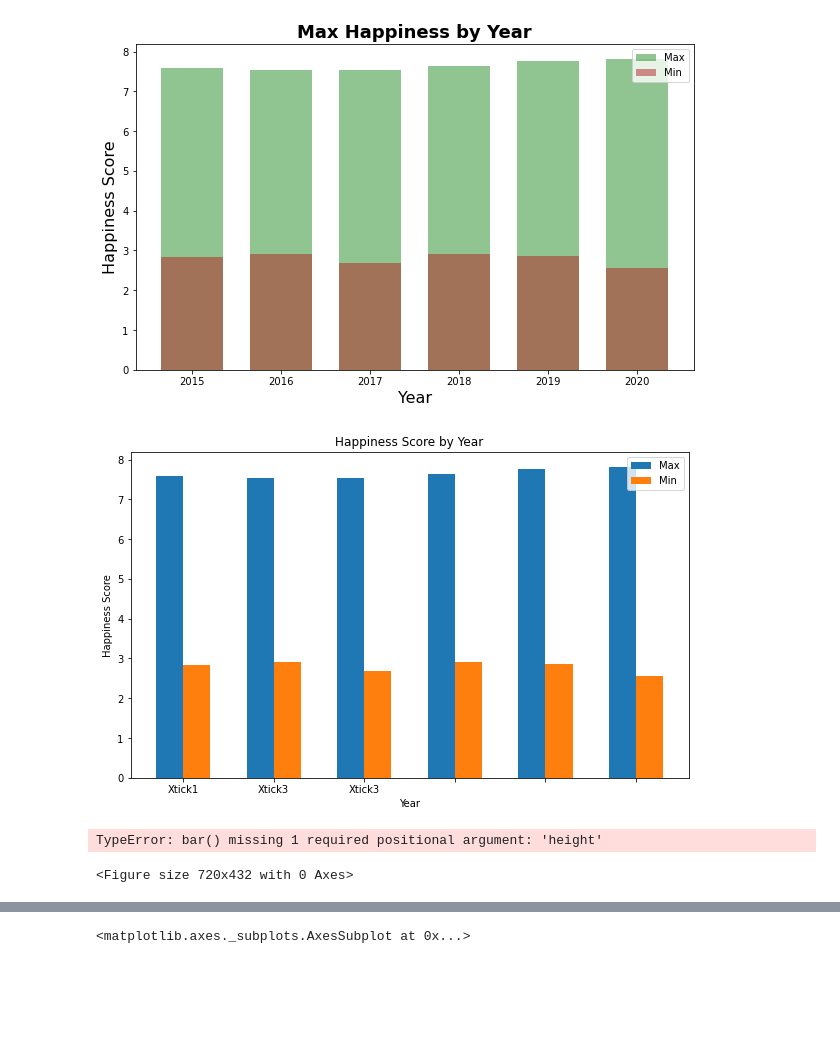
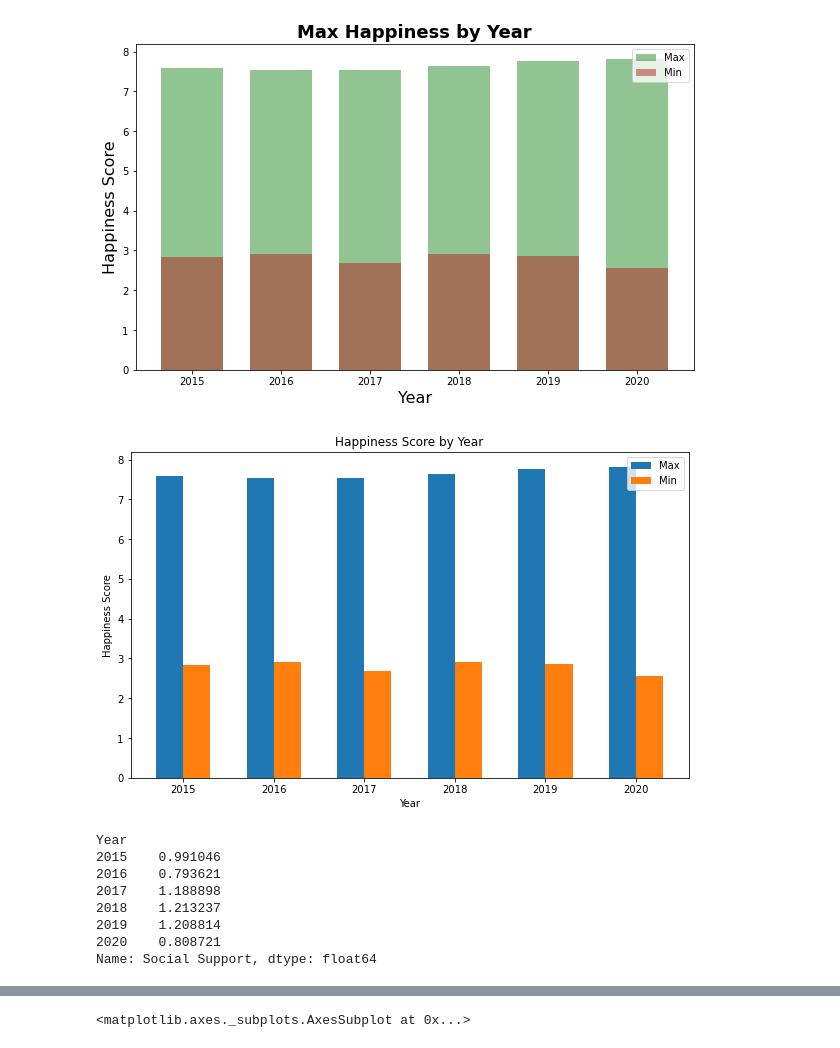
Before and after one commit to alexarnold630/Happiness_Index_Investigation, a Jupyter notebook: Happiness/Top Countries Bar Charts.ipynb, the cells around one changed output, grey strips where cells are left out. Cells and saved outputs as stored; diff of their text form; code cells hidden in the pictures; blank space fills up the shorter version.

```diff
--- a/Happiness/Top Countries.ipynb
+++ b/Happiness/Top Countries Bar Charts.ipynb
@@ -48,9 +48,9 @@ Year
 2020    5.473240
 Name: Happiness Score, dtype: float64
 # %%
-max_data = df.groupby("Year")["Happiness Score"].max()
+max_happiness = df.groupby("Year")["Happiness Score"].max()
 # %%
-min_data = df.groupby("Year")["Happiness Score"].min()
+min_happiness = df.groupby("Year")["Happiness Score"].min()
 # %%
 df.groupby("Year")["Happiness Score"].median()
 # %% [output]
@@ -92,52 +92,45 @@ N = 6
 # Data on X-axis
 
 # Specify the values of blue bars (height)
-max_bar = max_data
+max_bar = max_happiness
 # Specify the values of orange bars (height)
-min_bar = min_data
+min_bar = min_happiness
 
 # Position of bars on x-axis
 ind = np.arange(N)
 
 # Figure size
 plt.figure(figsize=(10,6))
 
 # Width of a bar
 width = 0.3
 
 # Plotting
 plt.bar(ind, max_bar , width, label='Max')
 plt.bar(ind + width, min_bar, width, label='Min')
 
 plt.xlabel('Year')
 plt.ylabel('Happiness Score')
 plt.title('Happiness Score by Year')
 
 # xticks()
 # First argument - A list of positions at which ticks should be placed
 # Second argument -  A list of labels to place at the given locations
-plt.xticks(ind + width / 2, ('Xtick1', 'Xtick3', 'Xtick3'))
+plt.xticks(ind + width / 2, ('2015', '2016', '2017', '2018', '2019', '2020'))
 
 # Finding the best position for legends and putting it
 plt.legend(loc='best')
 plt.show()
 # %% [output]
-[figure, old version]
+[figure, new version]
-# %%
-#figsize
-plt.figure(figsize=(10,6))
-#raw plot
-plt.bar(df.groupby("Year")["Happiness Score"], color='forestgreen', alpha=0.5, align="center", width=0.7, label = "Max")
-plt.bar(min_data.index, min_data.values, color='firebrick', alpha=0.5, align="center", width=0.7, label = "Min")
-
-# Give our chart some labels and a tile
-plt.title("Economy (GDP per Capita) by Year", fontweight="bold", fontsize=18, fontname="Lucida Calligraphy")
-plt.xlabel("Year", fontsize=16, fontname="Lucida Calligraphy")
-plt.ylabel("Economy (GDP per Capita)", fontsize=16, fontname="Lucida Calligraphy")
-plt.legend()
-
-#show/save
-plt.show()
-# %% [output]
-TypeError: bar() missing 1 required positional argument: 'height'
-<Figure size 720x432 with 0 Axes>
+# %%
+df.groupby("Year")["Social Support"].mean()
+# %% [output]
+Year
+2015    0.991046
+2016    0.793621
+2017    1.188898
+2018    1.213237
+2019    1.208814
+2020    0.808721
+Name: Social Support, dtype: float64
```
Also changed, not shown: parts of 8 cells of this notebook, 11 other files.
